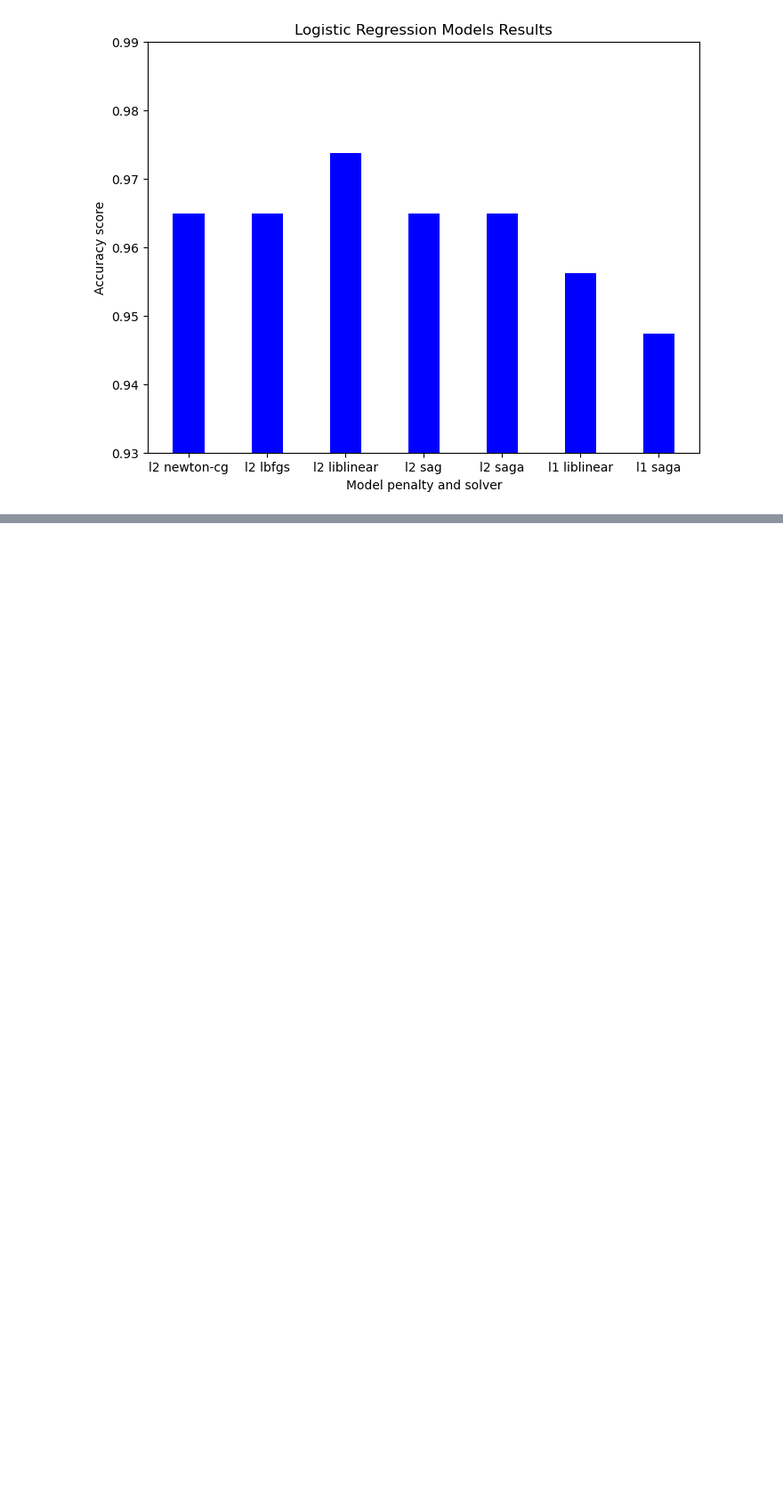
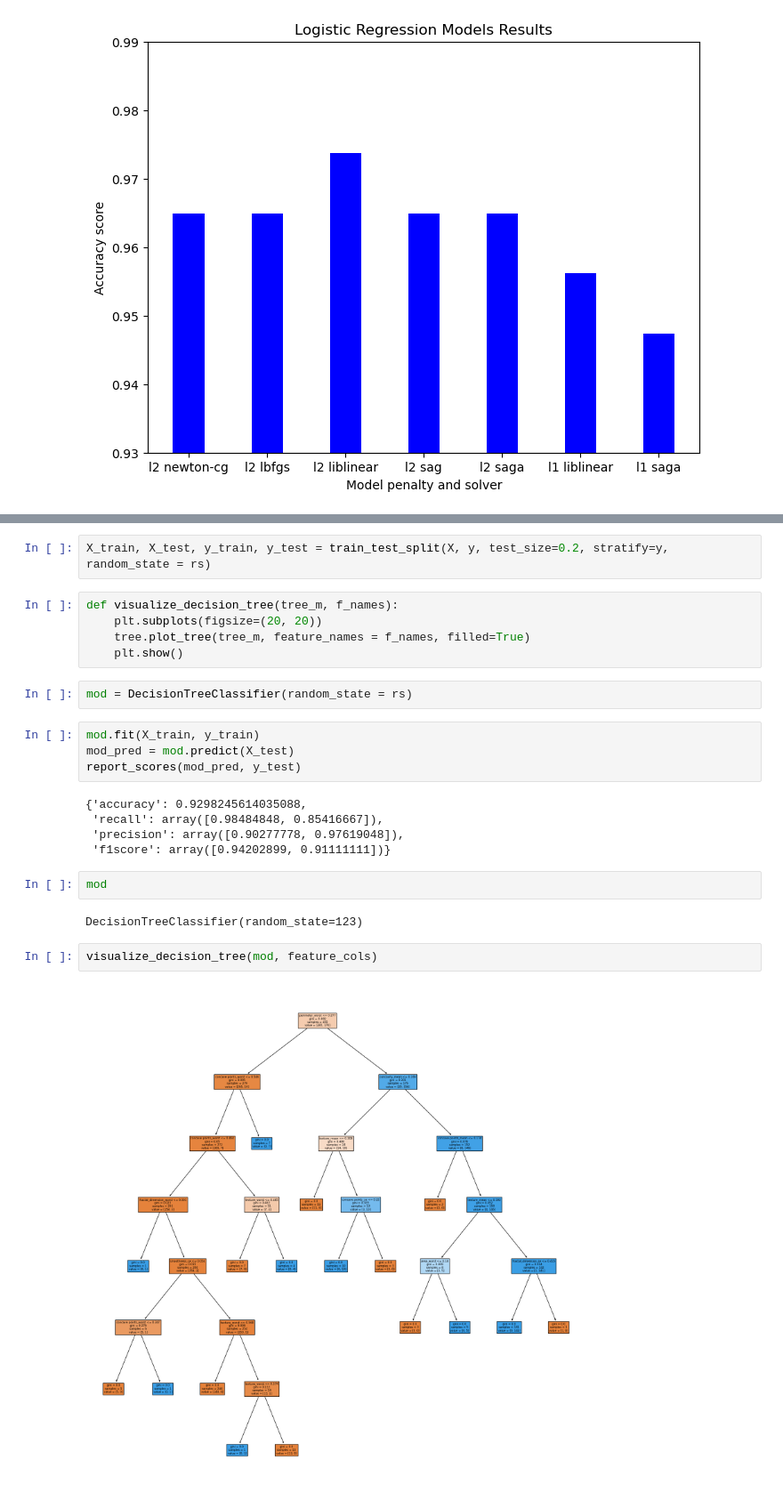
Before and after one commit to ethancchen/BreastCancerClassifier, a Jupyter notebook: main.ipynb, the cells around one changed output, grey strips where cells are left out. Shown at 89% size. Cells and saved outputs as stored; diff of their text form; blank space fills up the shorter version.

```diff
--- a/main.ipynb
+++ b/main.ipynb
@@ -284,0 +352,26 @@ report_scores(l1_p, y_test)
+# %%
+X_train, X_test, y_train, y_test = train_test_split(X, y, test_size=0.2, stratify=y, random_state = rs)
+# %%
+def visualize_decision_tree(tree_m, f_names):
+    plt.subplots(figsize=(20, 20))
+    tree.plot_tree(tree_m, feature_names = f_names, filled=True)
+    plt.show()
+# %%
+mod = DecisionTreeClassifier(random_state = rs)
+# %%
+mod.fit(X_train, y_train)
+mod_pred = mod.predict(X_test)
+report_scores(mod_pred, y_test)
+# %% [output]
+{'accuracy': 0.9298245614035088,
+ 'recall': array([0.98484848, 0.85416667]),
+ 'precision': array([0.90277778, 0.97619048]),
+ 'f1score': array([0.94202899, 0.91111111])}
+# %%
+mod
+# %% [output]
+DecisionTreeClassifier(random_state=123)
+# %%
+visualize_decision_tree(mod, feature_cols)
+# %% [output]
+[figure, added]
```
Also changed, not shown: parts of 33 cells of this notebook, 1 other file.
